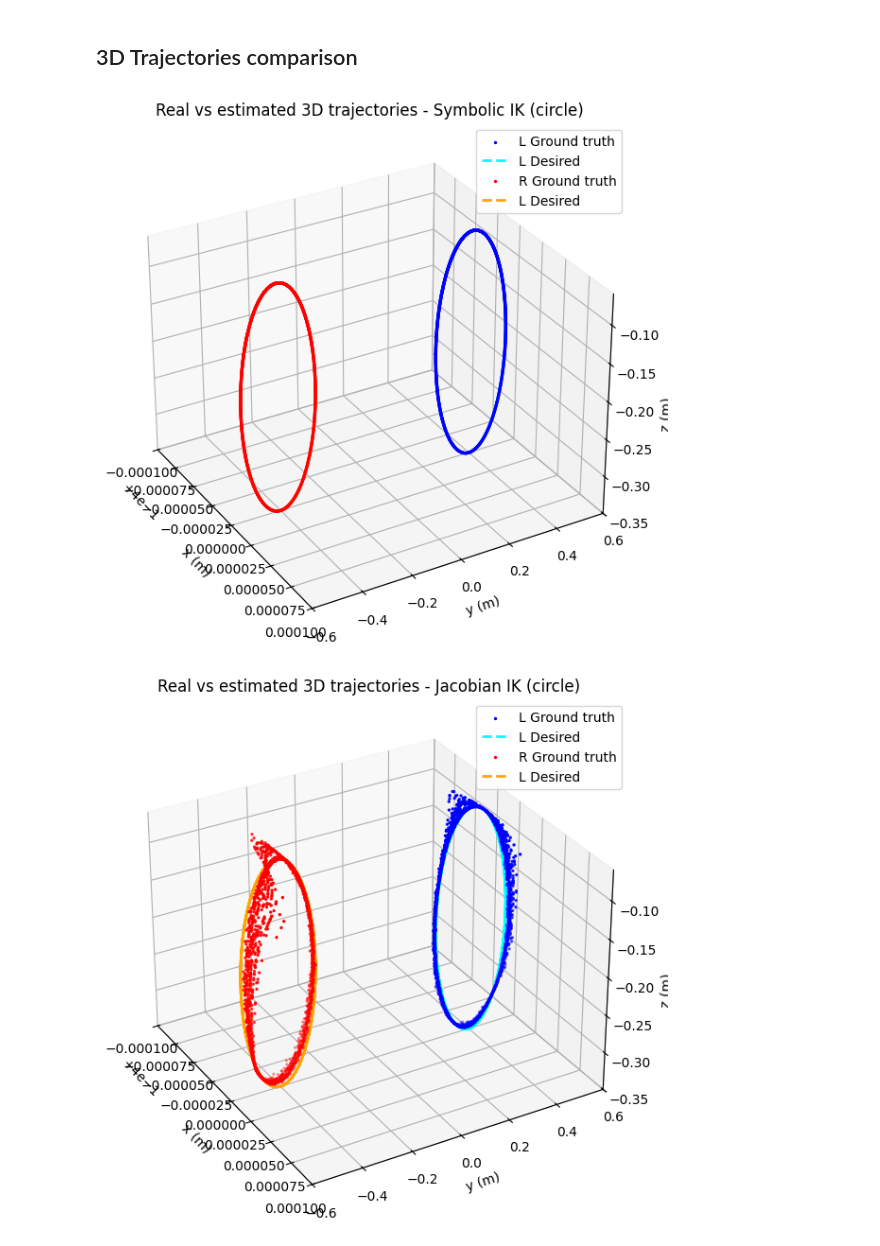
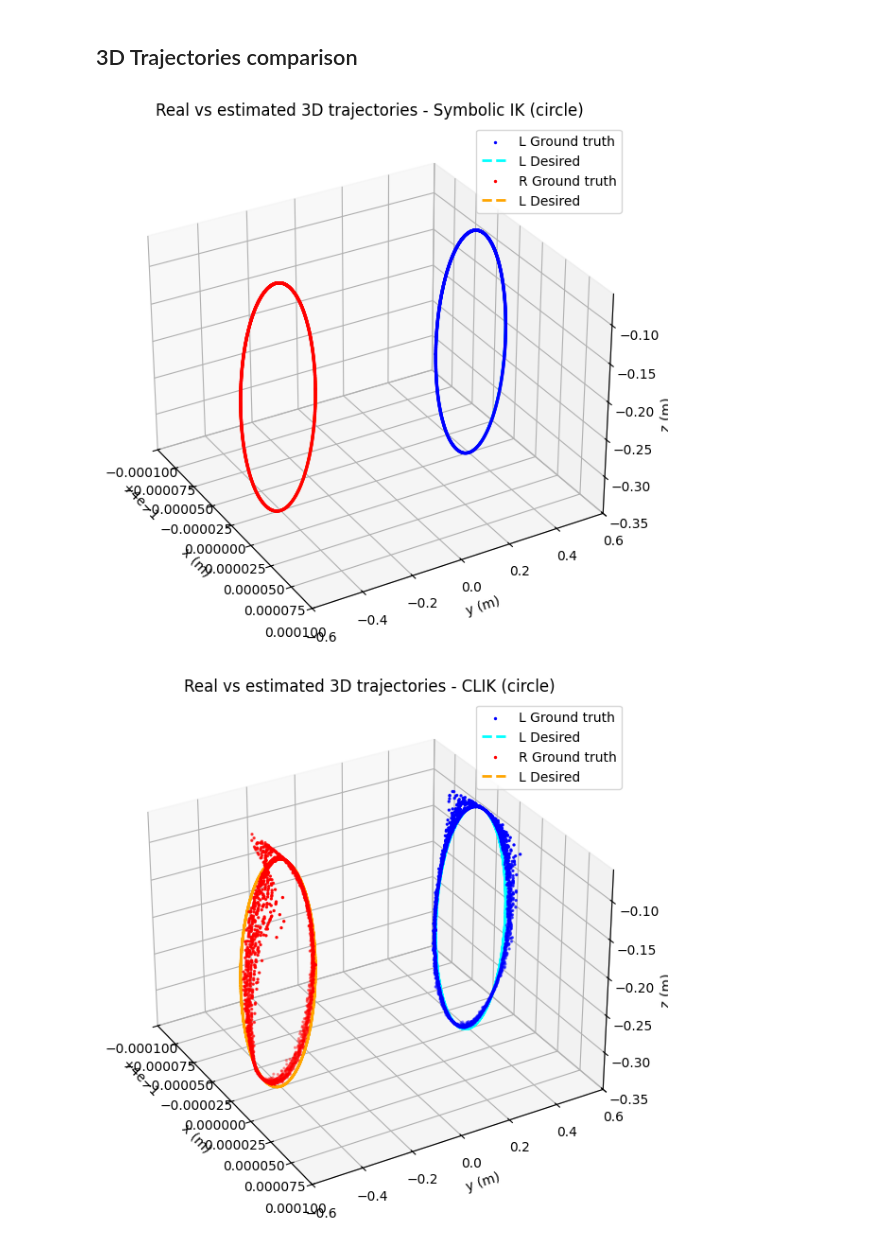
Before and after one commit to pollen-robotics/reachy2_qpik, a Jupyter notebook: src/example/metrics_eval.ipynb, the cells around one changed output. Drawn from its saved outputs; the diff is of its cells as text; code cells hidden in the pictures.

```diff
--- a/src/example/metrics_eval.ipynb
+++ b/src/example/metrics_eval.ipynb
@@ -402,35 +402,35 @@ def extract_trajectory(df, col_name):
     return xs, ys, zs
 
 
-for name, df in zip(["Symbolic IK", "Jacobian IK", "QP IK"], [df_sym, df_num, df_qp]):
+for name, df in zip(["Symbolic IK", "CLIK", "QPIK"], [df_sym, df_num, df_qp]):
     fig = plt.figure(figsize=(8, 6))
     ax = fig.add_subplot(111, projection="3d")
     ax.view_init(elev=elev, azim=azim)
 
     l_x_gth, l_y_gth, l_z_gth = extract_trajectory(df, "l_real_pose")
     l_x_des, l_y_des, l_z_des = extract_trajectory(df, "l_pose")
 
     r_x_gth, r_y_gth, r_z_gth = extract_trajectory(df, "r_real_pose")
     r_x_des, r_y_des, r_z_des = extract_trajectory(df, "r_pose")
 
     ax.scatter(l_x_gth, l_y_gth, l_z_gth, label="L Ground truth", color="blue", s=2)
     ax.plot(l_x_des, l_y_des, l_z_des, label="L Desired", linestyle="--", color="cyan", linewidth=2)
 
     ax.scatter(r_x_gth, r_y_gth, r_z_gth, label="R Ground truth", color="red", s=2)
     ax.plot(r_x_des, r_y_des, r_z_des, label="L Desired", linestyle="--", color="orange", linewidth=2)
 
     ax.set_title(f"Real vs estimated 3D trajectories - {name} ({test})")
     ax.set_xlabel("x (m)")
     ax.set_ylabel("y (m)")
     ax.set_zlabel("z (m)")
     ax.set_xlim(xlim[0], xlim[1])
     ax.set_ylim(ylim[0], ylim[1])
     ax.set_zlim(zlim[0], zlim[1])
 
     ax.legend()
     plt.tight_layout()
     ax.grid(True)
     plt.show()
 # %% [output]
 [figure]
-[figure, old version]
+[figure, new version]
```
Also changed, not shown: parts of 2 cells of this notebook, 26 other files.
